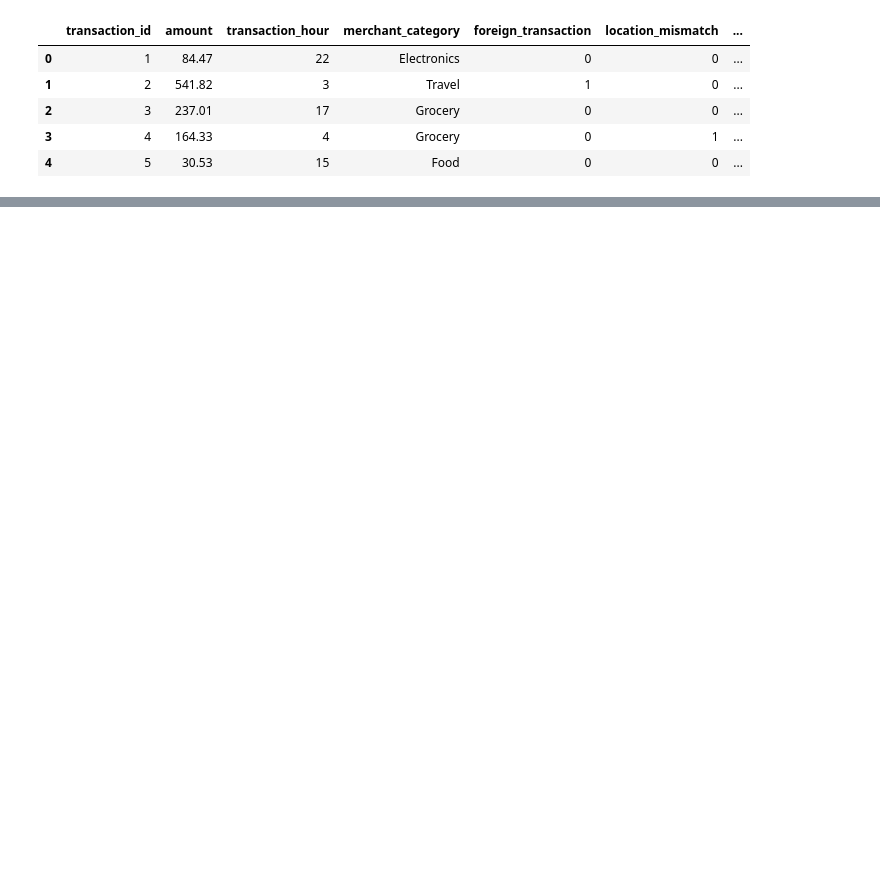
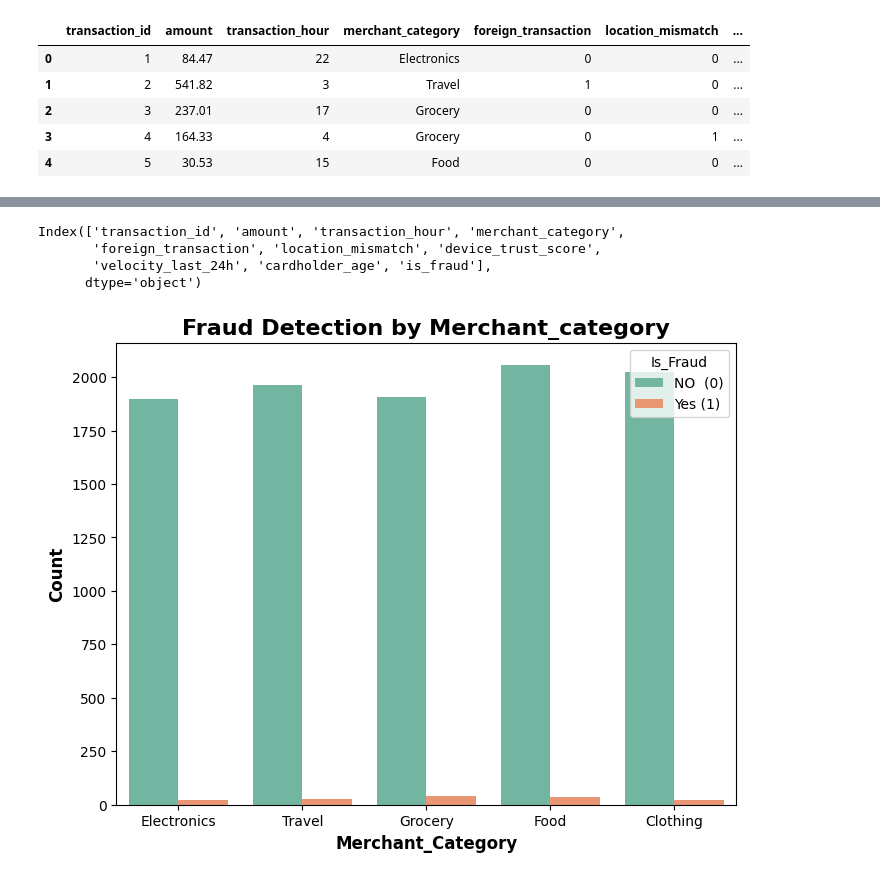
Before and after one commit to md-mojammel4761/Credit-Card-Fraud-Detection, a Jupyter notebook: 01_data_understanding.ipynb, the cells around one changed output, grey strips where cells are left out. Drawn from its saved outputs; the diff is of its cells as text; code cells hidden in the pictures; blank space fills up the shorter version.

```diff
--- a/01_data_understanding.ipynb
+++ b/01_data_understanding.ipynb
@@ -15,0 +106,22 @@ df.head()
+# %%
+df.columns
+# %% [output]
+Index(['transaction_id', 'amount', 'transaction_hour', 'merchant_category',
+       'foreign_transaction', 'location_mismatch', 'device_trust_score',
+       'velocity_last_24h', 'cardholder_age', 'is_fraud'],
+      dtype='object')
+# %%
+plt.figure(figsize=(8,6))
+sns.countplot(
+    x='merchant_category',
+    hue='is_fraud',
+    data=df,
+    palette='Set2'
+)
+plt.title('Fraud Detection by Merchant_category',fontsize=16,weight='bold')
+plt.xlabel('Merchant_Category',fontsize=12,weight='bold')
+plt.ylabel('Count',fontsize=12,weight='bold')
+plt.legend(title='Is_Fraud',labels=['NO  (0)','Yes (1)'],loc='upper right',frameon=True)
+plt.show()
+# %% [output]
+[figure, added]
```
Also changed, not shown: parts of 7 cells of this notebook.
